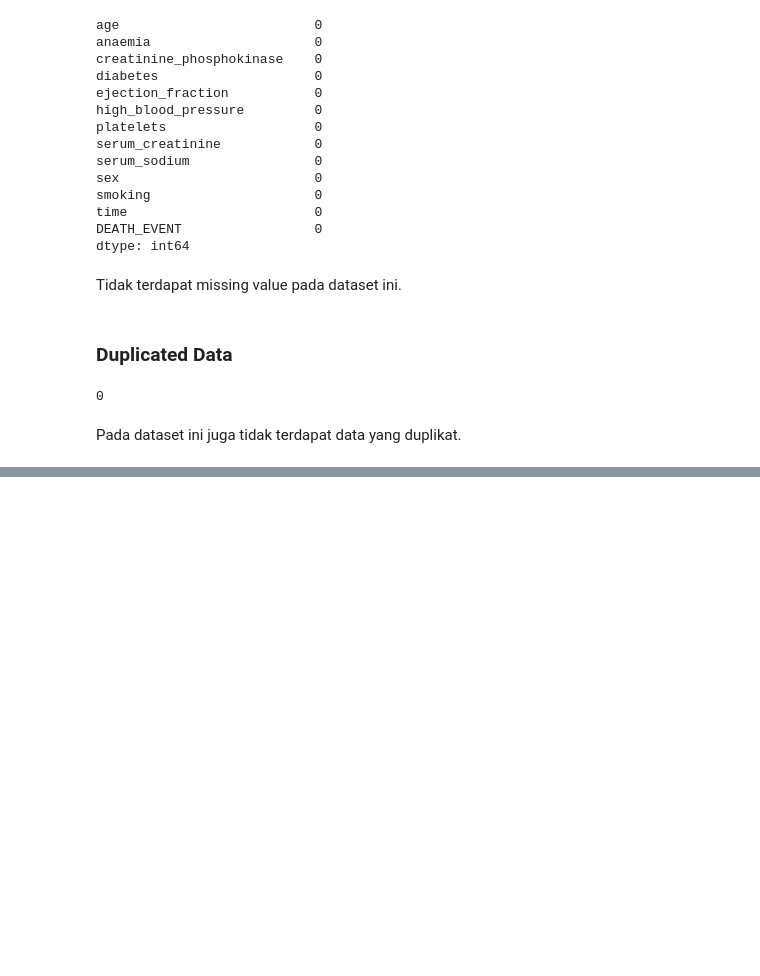
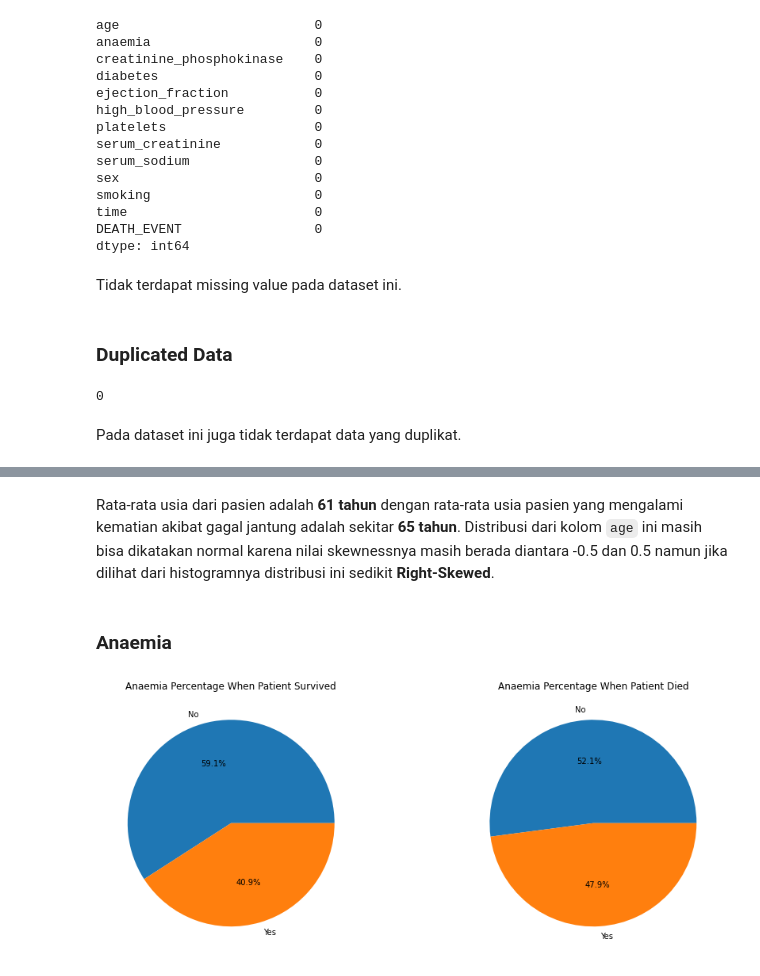
Before and after one commit to Penzragon/h8dsft_P1W2Ens, a Jupyter notebook: script.ipynb, the cells around one changed output, grey strips where cells are left out. Drawn from its saved outputs; the diff is of its cells as text; code cells hidden in the pictures; blank space fills up the shorter version.

```diff
--- a/script.ipynb
+++ b/script.ipynb
@@ -168,0 +256,15 @@ Pada dataset ini juga tidak terdapat data yang duplikat.
+# %% [markdown]
+Rata-rata usia dari pasien adalah **61 tahun** dengan rata-rata usia pasien yang mengalami kematian akibat gagal jantung adalah sekitar **65 tahun**. Distribusi dari kolom `age` ini masih bisa dikatakan normal karena nilai skewnessnya masih berada diantara -0.5 dan 0.5 namun jika dilihat dari histogramnya distribusi ini sedikit **Right-Skewed**.
+# %% [markdown]
+### Anaemia
+# %%
+plt.figure(figsize=(15, 6))
+plt.subplot(1, 2, 1)
+plt.pie(heart[heart.DEATH_EVENT == 0].anaemia.value_counts(), labels=['No', 'Yes'], autopct='%1.1f%%')
+plt.title('Anaemia Percentage When Patient Survived')
+plt.subplot(1, 2, 2)
+plt.pie(heart[heart.DEATH_EVENT == 1].anaemia.value_counts(), labels=['No', 'Yes'], autopct='%1.1f%%')
+plt.title('Anaemia Percentage When Patient Died')
+plt.show()
+# %% [output]
+[figure, added]
```
Also changed, not shown: parts of 52 cells of this notebook.
